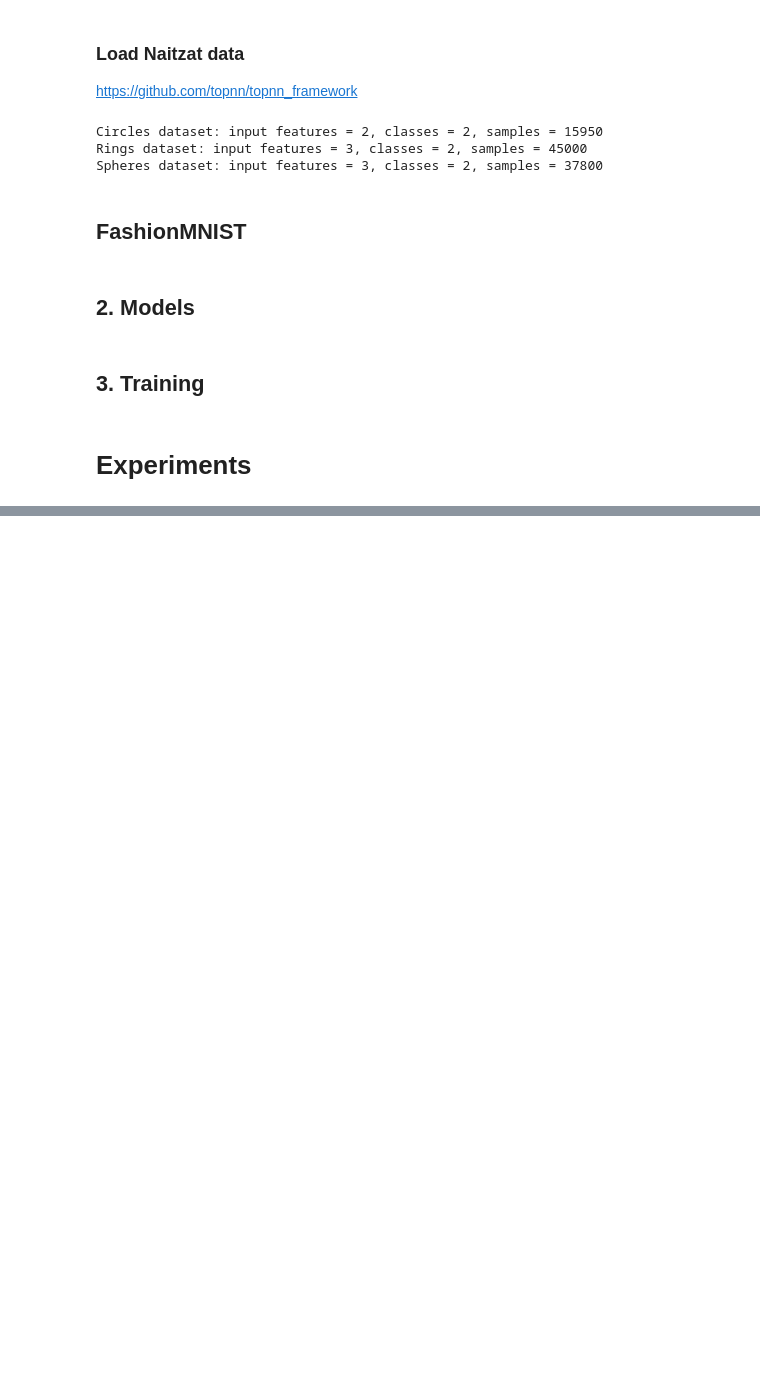
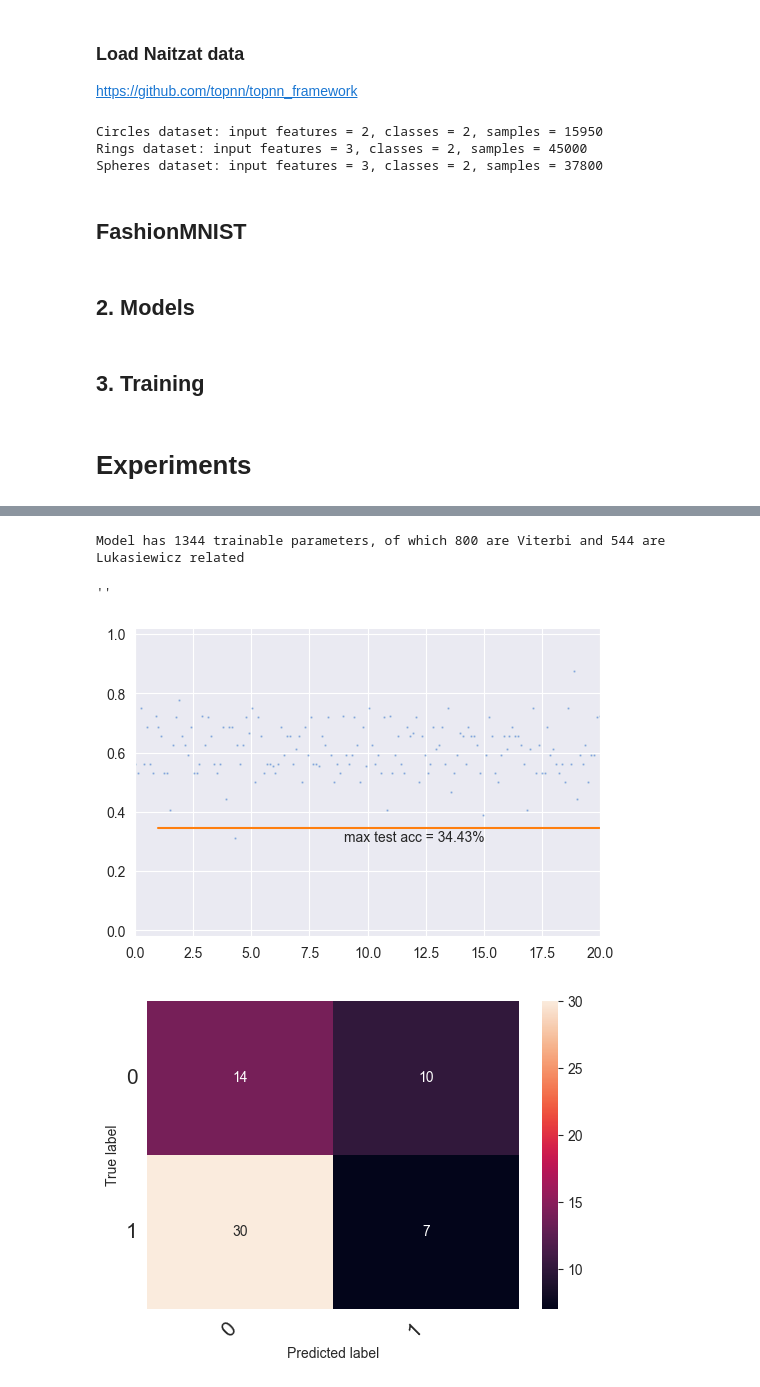
Before and after one commit to bmnsmets/semitorch, a Jupyter notebook: experiments/Master thesis/fullyconnected_01.ipynb, the cells around one changed output, grey strips where cells are left out. Saved outputs shown, nothing was run; the diff lists cells and outputs as text; code cells hidden in the pictures; blank space fills up the shorter version.

Commit message:
Finish model data transformations, fix bugs

```diff
--- a/experiments/Master thesis/fullyconnected_01.ipynb
+++ b/experiments/Master thesis/fullyconnected_01.ipynb
@@ -80,14 +85,14 @@ heart_df = pd.read_csv(os.path.join(data_path, "heart.csv"))
 heart_x = torch.Tensor(heart_df.iloc[:, range(13)].to_numpy()).to(torch.float32).to(device)
 heart_y = torch.Tensor(heart_df.iloc[:, -1].to_numpy()).to(torch.int64).to(device)
 
-print(f"Heart disease dataset: input features = {heart_x.shape[1]}, "
+print(f"Heart disease dataset: input features = {heart_x.shape[1]}, " # num input features will change after applying one hot encoding to some of the inputs
       f"classes = {torch.unique(heart_y).shape[0]}, "
       f"samples = {len(heart_y)}")
 
-# normalize
-torch.nn.functional.normalize(heart_x, dim=0, out=heart_x)
+heart_train, heart_test = split_dataset(torch.utils.data.TensorDataset(heart_x, heart_y))
 
-heart_train, heart_test = split_dataset(torch.utils.data.TensorDataset(heart_x, heart_y))
+heart_train, heart_test = DatasetFromSubset(heart_train), DatasetFromSubset(heart_test)
+heart_train, heart_test = HeartDiseaseDatasetTransformer(x_train=heart_train, x_test=heart_test, device=device).transform()
 
 heart_train_loader = DataLoader(heart_train, batch_size=32, shuffle=True)
 heart_test_loader = DataLoader(heart_test, batch_size=len(heart_test))
@@ -191,13 +195,13 @@ class HeartModel(nn.Module):
         self.name = "heart"
 
         if not reverse:
-            self.layer1 = Viterbi(13, 16)
+            self.layer1 = Viterbi(30, 16)
             self.layer2 = Lukasiewicz(16, 16)
             self.layer3 = Viterbi(16, 16)
             self.layer4 = Lukasiewicz(16, 16)
             self.head = Viterbi(16, 2, bias=False)
         else:
-            self.layer1 = Lukasiewicz(13, 16)
+            self.layer1 = Lukasiewicz(30, 16)
             self.layer2 = Viterbi(16, 16)
             self.layer3 = Lukasiewicz(16, 16)
             self.layer4 = Viterbi(16, 16)
@@ -779,0 +769,46 @@ Model has 400 trainable parameters, of which 128 are Viterbi and 272 are Lukasie
+# %%
+model = HeartModel(reverse=False).to(device)
+print(f"Model has {count_parameters(model.parameters())} trainable parameters, "
+      f"of which {count_parameters(viterbi_parameters(model))} are Viterbi "
+      f"and {count_parameters(lukasiewicz_parameters(model))} are Lukasiewicz related")
+
+viterbi_optimiser = ClampSGD(viterbi_parameters(model), lr=0.05971752653541055)
+viterbi_scheduler = torch.optim.lr_scheduler.OneCycleLR(
+    viterbi_optimiser,
+    max_lr=0.05971752653541055,
+    anneal_strategy="linear",
+    pct_start=0.3,
+    three_phase=True,
+    final_div_factor=1000.0,
+    div_factor=10.0,
+    steps_per_epoch=len(heart_train_loader),
+    epochs=20,
+)
+
+lukasiewicz_optimiser = ClampSGD(lukasiewicz_parameters(model), lr=0.05971752653541055)
+lukasiewicz_scheduler = torch.optim.lr_scheduler.OneCycleLR(
+    lukasiewicz_optimiser,
+    max_lr=0.05971752653541055,
+    anneal_strategy="linear",
+    pct_start=0.3,
+    three_phase=True,
+    final_div_factor=1000.0,
+    div_factor=10.0,
+    steps_per_epoch=len(heart_train_loader),
+    epochs=20,
+)
+
+train(
+    model,
+    heart_train_loader,
+    heart_test_loader,
+    [viterbi_optimiser, lukasiewicz_optimiser],
+    [viterbi_scheduler, lukasiewicz_scheduler],
+    nn.CrossEntropyLoss(),
+    20,
+)
+# %% [output]
+Model has 1344 trainable parameters, of which 800 are Viterbi and 544 are Lukasiewicz related
+''
+[figure, added]
+[figure, added]
```
Also changed, not shown: parts of 14 cells of this notebook, 4 other files.
